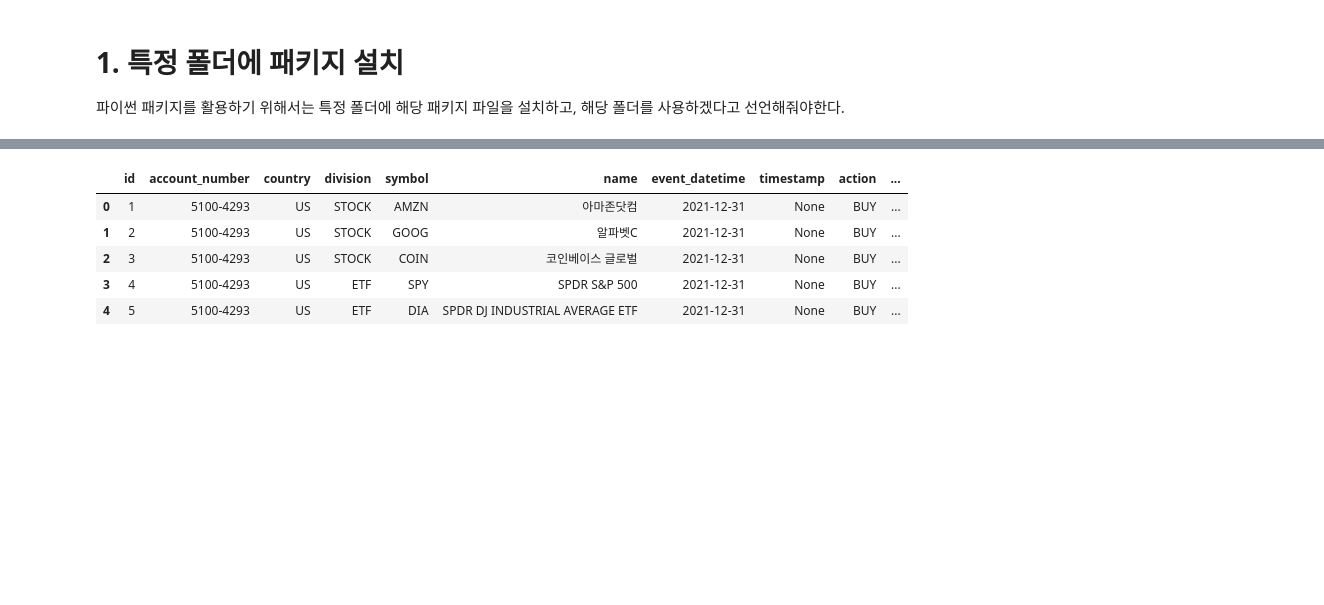
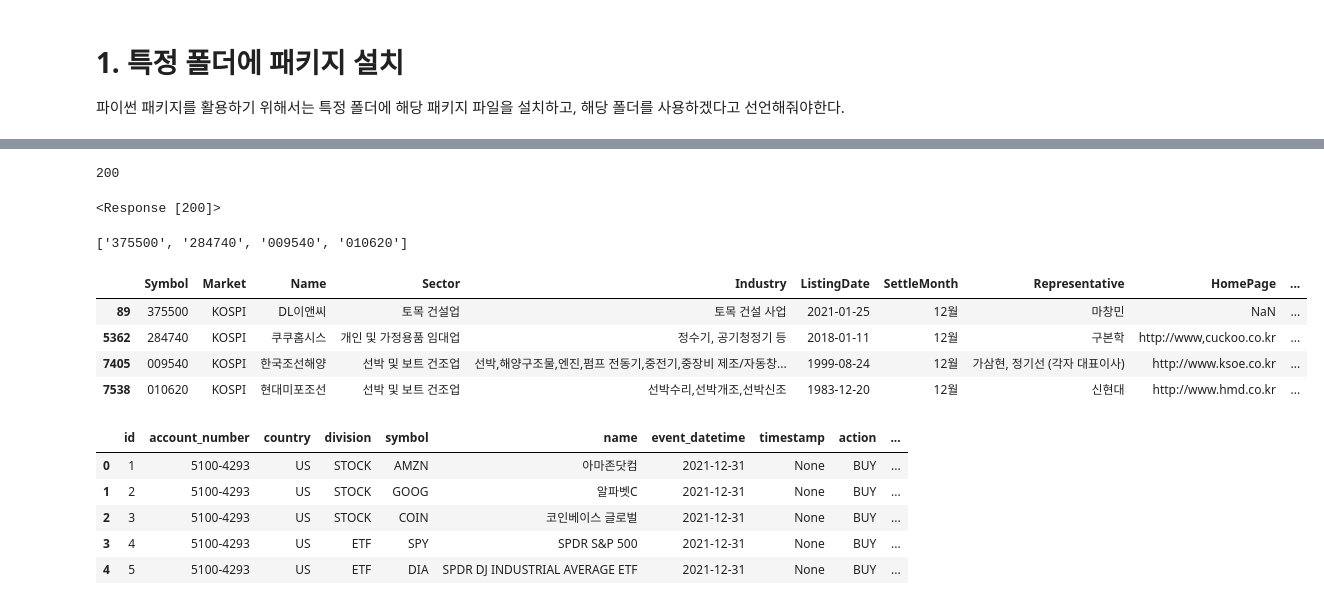
Before and after one commit to GIMINSU/DataAnalysis, a Jupyter notebook: financedatareader.ipynb, the cells around one changed output, grey strips where cells are left out. Cells and saved outputs as stored; diff of their text form; code cells hidden in the pictures; blank space fills up the shorter version.

```diff
--- a/financedatareader.ipynb
+++ b/financedatareader.ipynb
@@ -79,0 +164,21 @@ channel = apisdata['slack']['channel']
+# %%
+# kospi200 회사명 리스트 가져오기
+
+import bs4
+from urllib.request import urlopen
+kospi200_list = []
+for i in range(1, 21):
+    page = i
+    url = 'https://finance.naver.com/sise/entryJongmok.nhn?&page={page}'.format(page = page)
+    source = urlopen(url).read()
+    source = BeautifulSoup(source,'lxml')
+    source = source.find_all('a',target = '_parent')
+    for j in range(len(source)):
+        name = source[j].text
+        kospi200_list.append(name)
+
+kospi_df = fdr.StockListing("kospi")
+symbol_list = kospi_df[kospi_df["Name"].isin(kospi200_list)].Symbol.to_list()
+len(symbol_list)
+# %% [output]
+200
@@ -80,3 +243,33 @@ channel = apisdata['slack']['channel']
+# %%
+df = pd.DataFrame()
+config_ndays=9
+i_list = []
+for symbol in symbol_list:
+    r_dict = make_signal(symbol, config_ndays)
+    i_list.append(r_dict)
+
+df = pd.DataFrame.from_dict(i_list)
+buy_symbol_list = df[df["trade_signal"]=="buy"]["symbol"].tolist()
+
+# slack 알람 보내기
+if len(buy_symbol_list) == 0:
+    post_message(myToken,channel,"today not exists buy symbols")
+elif len(buy_symbol_list) > 0:
+    post_message(myToken,channel,"buy_symbols : %s"%(buy_symbol_list))
+# %% [output]
+<Response [200]>
+# %%
+kospi_df[kospi_df["Symbol"].isin(df[df["trade_signal"]=="buy"].symbol.unique().tolist())]
+# %% [output]
+['375500', '284740', '009540', '010620']
+# %%
+kospi_df[kospi_df["Symbol"].isin(df[df["trade_signal"]=="buy"].symbol.unique().tolist())]
+# %% [output]
+|  | Symbol | Market | Name | Sector | Industry | ListingDate | SettleMonth | Representative | HomePage | ... |
+| 89 | 375500 | KOSPI | DL이앤씨 | 토목 건설업 | 토목 건설 사업 | 2021-01-25 | 12월 | 마창민 | NaN | ... |
+| 5362 | 284740 | KOSPI | 쿠쿠홈시스 | 개인 및 가정용품 임대업 | 정수기, 공기청정기 등 | 2018-01-11 | 12월 | 구본학 | http://www,cuckoo.co.kr | ... |
+| 7405 | 009540 | KOSPI | 한국조선해양 | 선박 및 보트 건조업 | 선박,해양구조물,엔진,펌프 전동기,중전기,중장비 제조/자동창... | 1999-08-24 | 12월 | 가삼현, 정기선 (각자 대표이사) | http://www.ksoe.co.kr | ... |
+| 7538 | 010620 | KOSPI | 현대미포조선 | 선박 및 보트 건조업 | 선박수리,선박개조,선박신조 | 1983-12-20 | 12월 | 신현대 | http://www.hmd.co.kr | ... |
 # %%
 import pymysql
 from db_config import config
```
Also changed, not shown: parts of 5 cells of this notebook, 1 other file.
